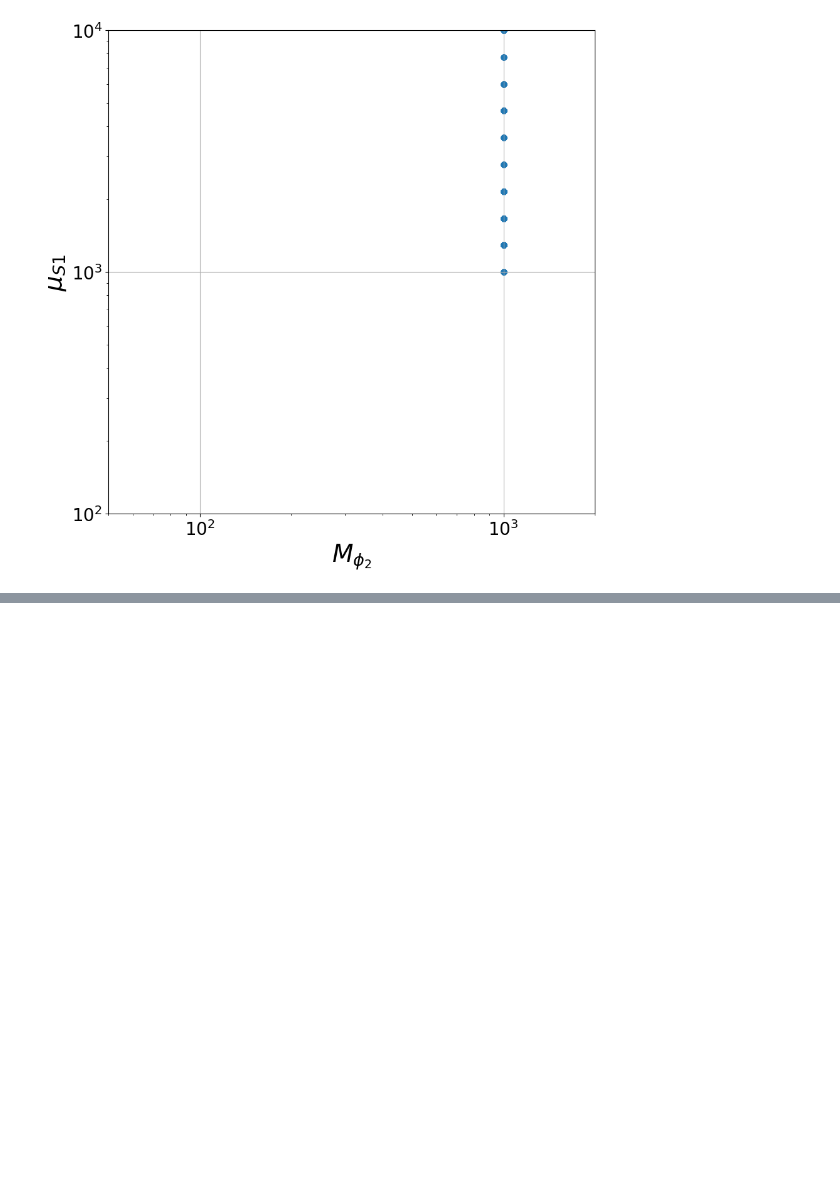
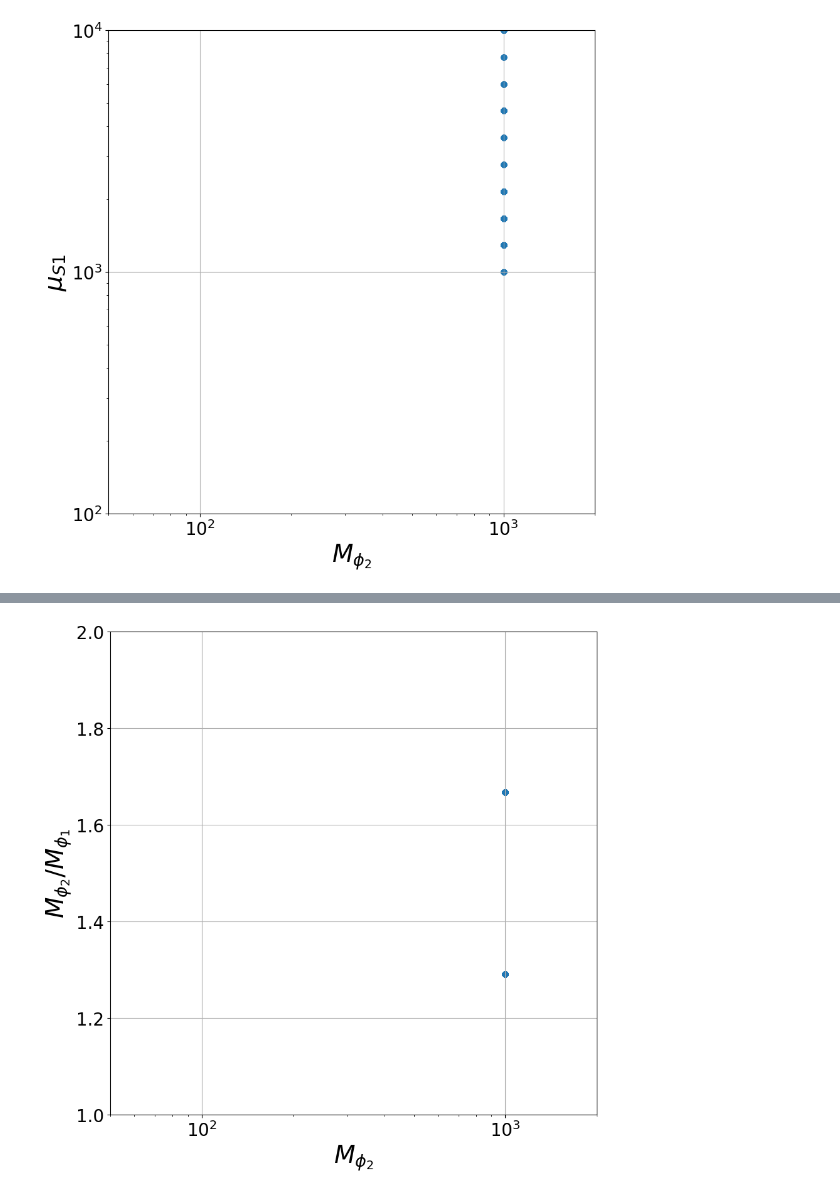
Before and after one commit to sgogoeg/tdg, a Jupyter notebook: Scripts/2SDMZ4/plots.ipynb, the cells around one changed output, grey strips where cells are left out. Cells and saved outputs as stored; diff of their text form; code cells hidden in the pictures; blank space fills up the shorter version.

```diff
--- a/Scripts/2SDMZ4/plots.ipynb
+++ b/Scripts/2SDMZ4/plots.ipynb
@@ -81,0 +101,16 @@ plt.show()
+# %%
+plt.figure(figsize=(10,10))
+plt.scatter(data_filtered[:,2],data_filtered[:,0]/(data_filtered[:,2]))
+plt.xscale('log')
+
+plt.xticks(size=20)
+plt.yticks(size=20)
+plt.ylabel(r"$M_{\phi_2} / M_{\phi_1} $", size=28)
+plt.xlabel(r"$M_{\phi_2}$", size=28)
+plt.xlim(5e1,2e3)
+plt.ylim(1,2)
+plt.grid()
+plt.savefig("relicdensity2.png")
+plt.show()
+# %% [output]
+[figure, added]
```
Also changed, not shown: parts of 5 cells of this notebook, 9 other files.
